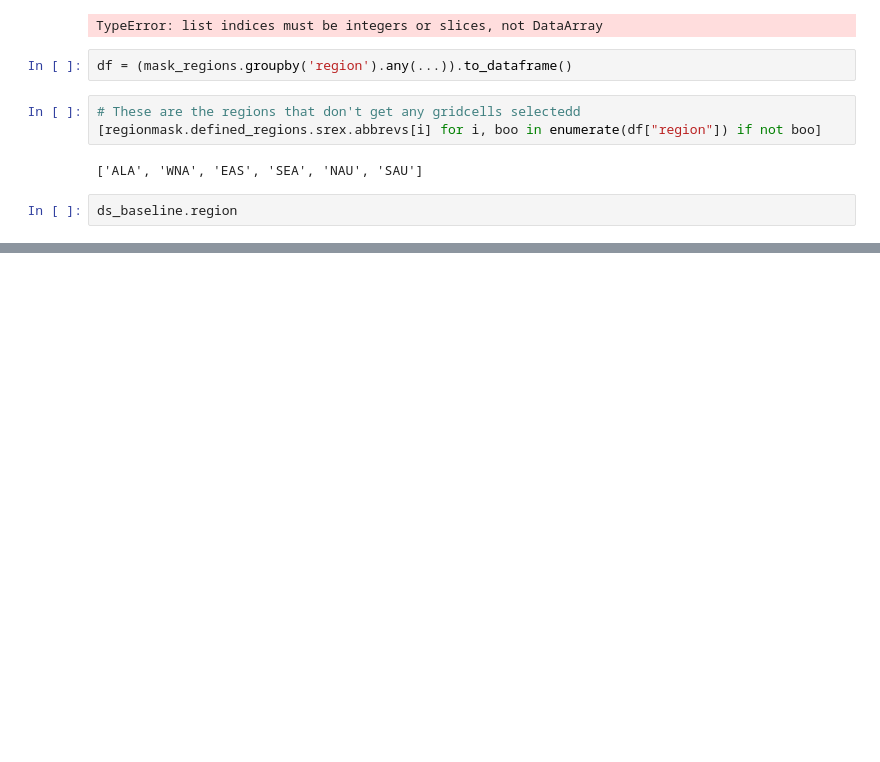
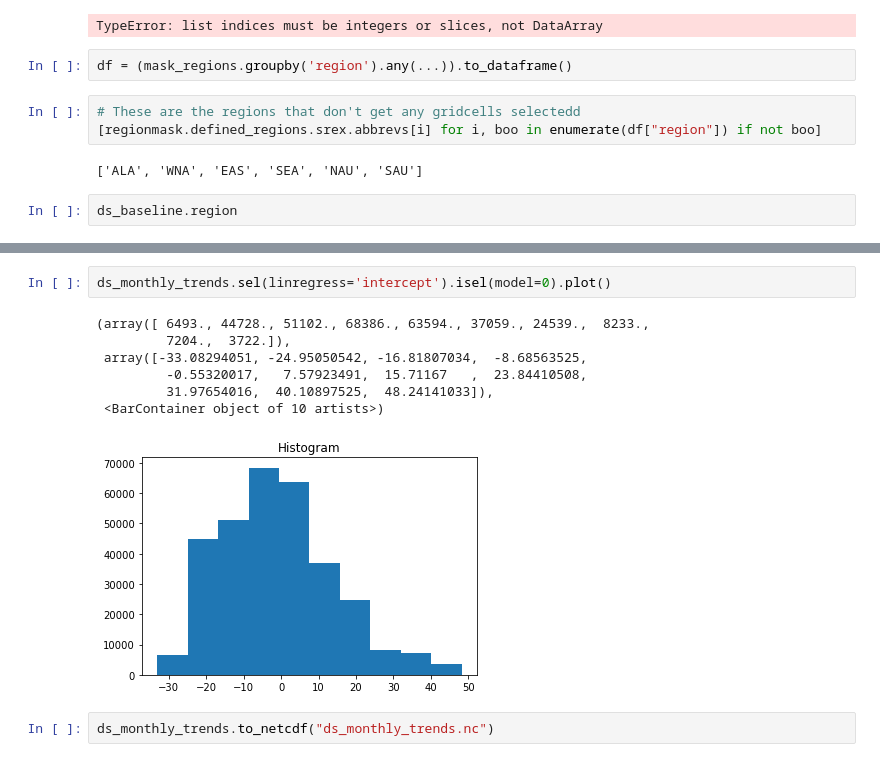
Before and after one commit to cmip6moap/project10, a Jupyter notebook: notebooks/UTCI_delta.ipynb, the cells around one changed output, grey strips where cells are left out. Drawn from its saved outputs; the diff is of its cells as text; blank space fills up the shorter version.

```diff
--- a/notebooks/UTCI_delta.ipynb
+++ b/notebooks/UTCI_delta.ipynb
@@ -354,0 +718,12 @@ ds_baseline.region
+# %%
+ds_monthly_trends.sel(linregress='intercept').isel(model=0).plot()
+# %% [output]
+(array([ 6493., 44728., 51102., 68386., 63594., 37059., 24539.,  8233.,
+         7204.,  3722.]),
+ array([-33.08294051, -24.95050542, -16.81807034,  -8.68563525,
+         -0.55320017,   7.57923491,  15.71167   ,  23.84410508,
+         31.97654016,  40.10897525,  48.24141033]),
+ <BarContainer object of 10 artists>)
+[figure, added]
+# %%
+ds_monthly_trends.to_netcdf("ds_monthly_trends.nc")
```
Also changed, not shown: parts of 16 cells of this notebook.
